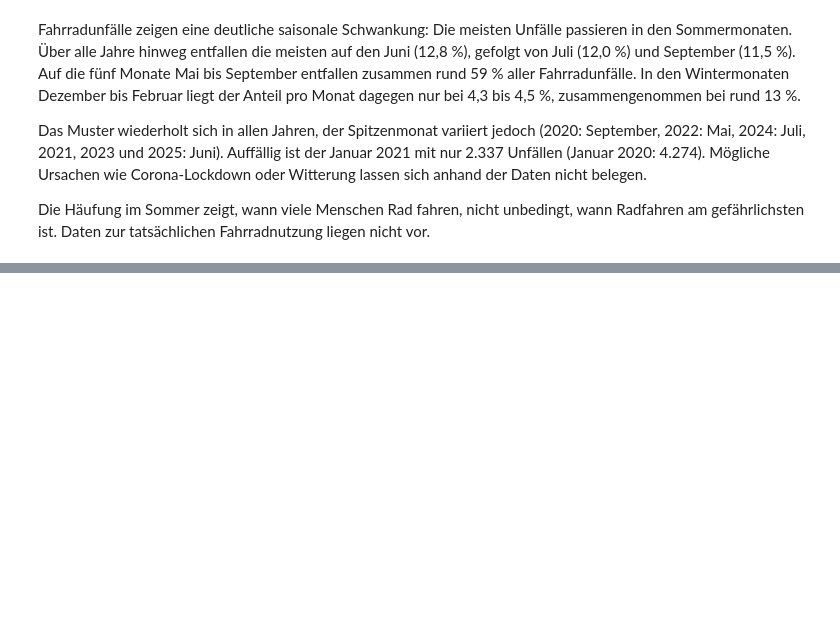
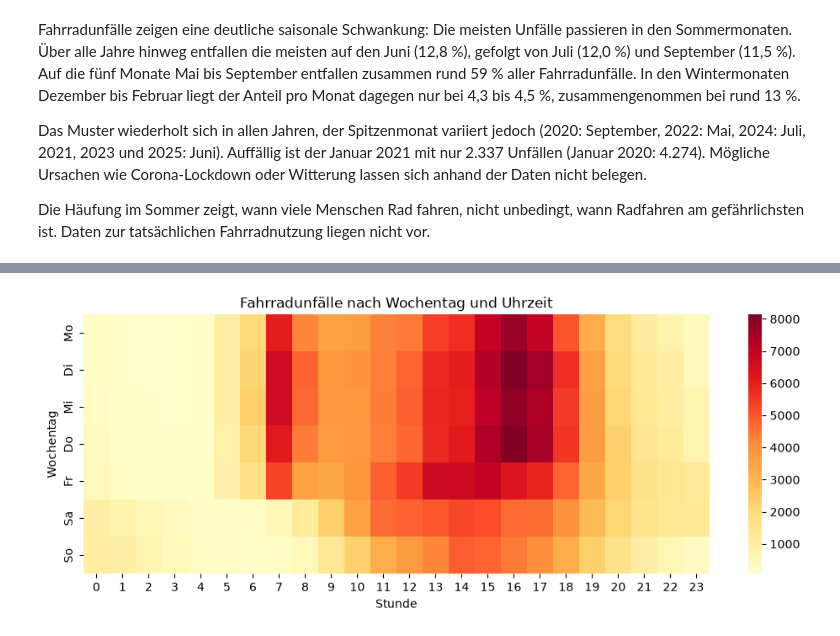
Before and after one commit to RogovaNatalia/Unfallorte_Projekt, a Jupyter notebook: analyse.ipynb, the cells around one changed output, grey strips where cells are left out. Cells and saved outputs as stored; diff of their text form; code cells hidden in the pictures; blank space fills up the shorter version.

```diff
--- a/analyse.ipynb
+++ b/analyse.ipynb
@@ -186,0 +229,12 @@ Die Häufung im Sommer zeigt, wann viele Menschen Rad fahren, nicht unbedingt, w
+# %%
+heat = (df_rad.pivot_table(index="UWOCHENTAG", columns="USTUNDE", values="IstRad", aggfunc="size")
+              .reindex(reihenfolge))
+heat.index = [tage[i] for i in heat.index]
+
+fig, ax = plt.subplots(figsize=(12, 4))
+sns.heatmap(heat, cmap="YlOrRd", ax=ax)
+ax.set_title("Fahrradunfälle nach Wochentag und Uhrzeit")
+ax.set_xlabel("Stunde")
+ax.set_ylabel("Wochentag");
+# %% [output]
+[figure, added]
```
Also changed, not shown: parts of 3 cells of this notebook.
